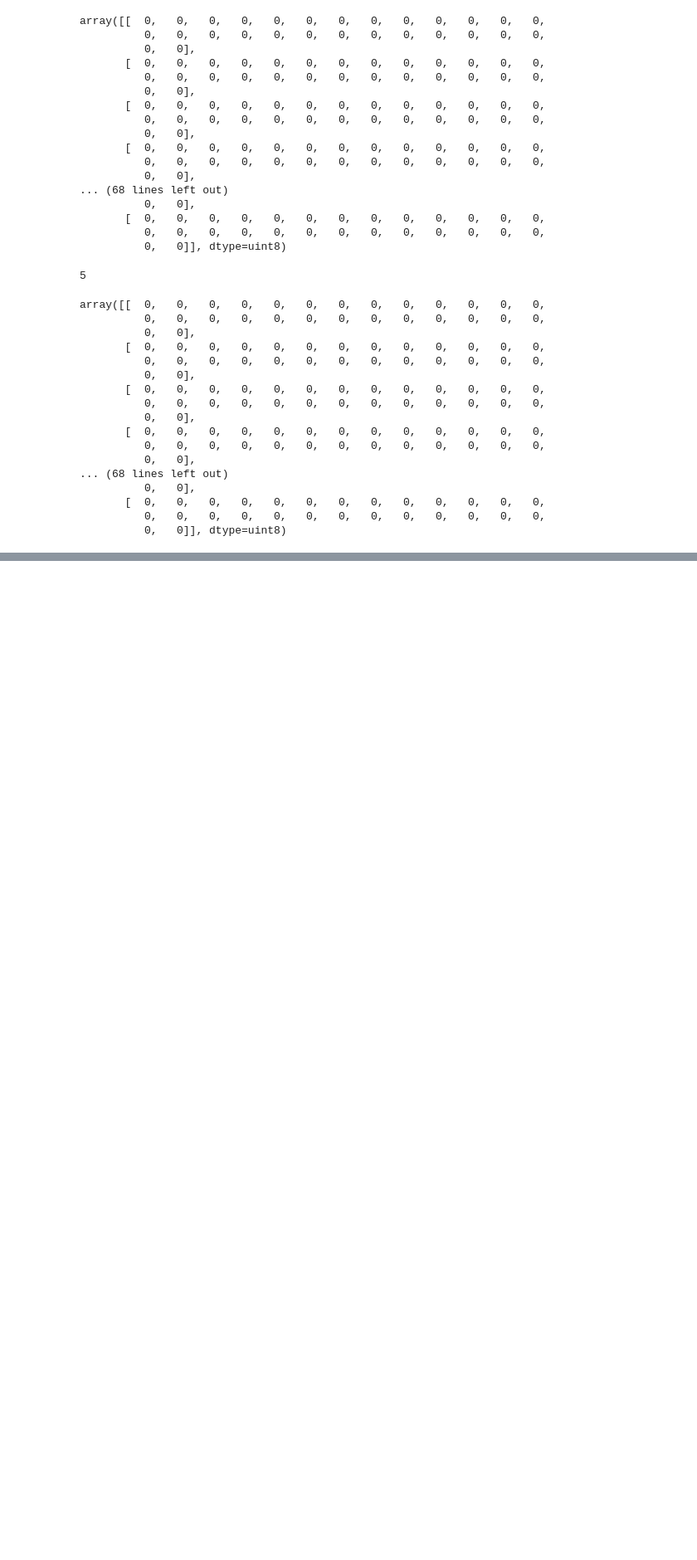
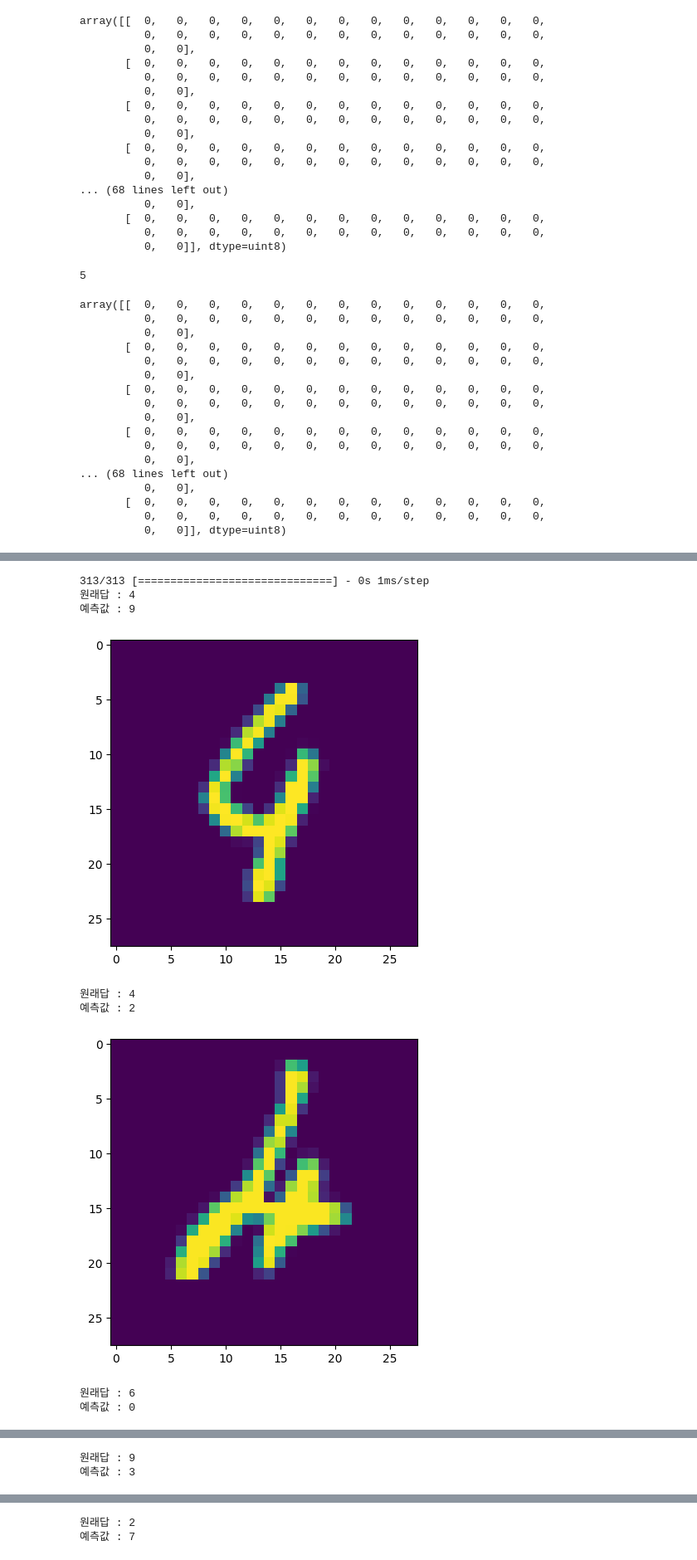
Before and after one commit to jewons91/dl-dev, a Jupyter notebook: ch02/케라스에서 mnist 이미지분류.ipynb, the cells around one changed output, grey strips where cells are left out. Shown at 83% size. Cells and saved outputs as stored; diff of their text form; code cells hidden in the pictures; blank space fills up the shorter version.

```diff
--- a/ch02/케라스에서 mnist 이미지분류.ipynb
+++ b/ch02/케라스에서 mnist 이미지분류.ipynb
@@ -62,0 +186,28 @@ model = keras.Sequential([ # 순차적 처리 => forward
+# %%
+# 예측값 == 원래값 => boolean
+import pandas as pd
+predictions=model.predict(test_images).argmax(axis=1)
+# 결과 저장 데이터프레임 생성
+result_df=pd.DataFrame({
+    '예측값':predictions
+    ,'원래값':test_labels
+})
+result_df['bool']=result_df['예측값']==result_df['원래값']
+false_labels_indexs=result_df[result_df['bool']==False].index
+
+
+for idx in false_labels_indexs[:5]: # 뒤에서 5개 출력
+    print(f'원래답 : {test_labels[idx]}')
+    print(f'예측값 : {predictions[idx]}')
+    plt.imshow(test_images[idx].reshape((28,28)))
+    plt.show()
+# %% [output]
+313/313 [==============================] - 0s 1ms/step
+원래답 : 4
+예측값 : 9
+[figure, added]
+원래답 : 4
+예측값 : 2
+[figure, added]
+원래답 : 6
+예측값 : 0
@@ -62,0 +215,2 @@ model = keras.Sequential([ # 순차적 처리 => forward
+원래답 : 9
+예측값 : 3
@@ -62,0 +218,2 @@ model = keras.Sequential([ # 순차적 처리 => forward
+원래답 : 2
+예측값 : 7
```
Also changed, not shown: parts of 10 cells of this notebook, 1 other file.
